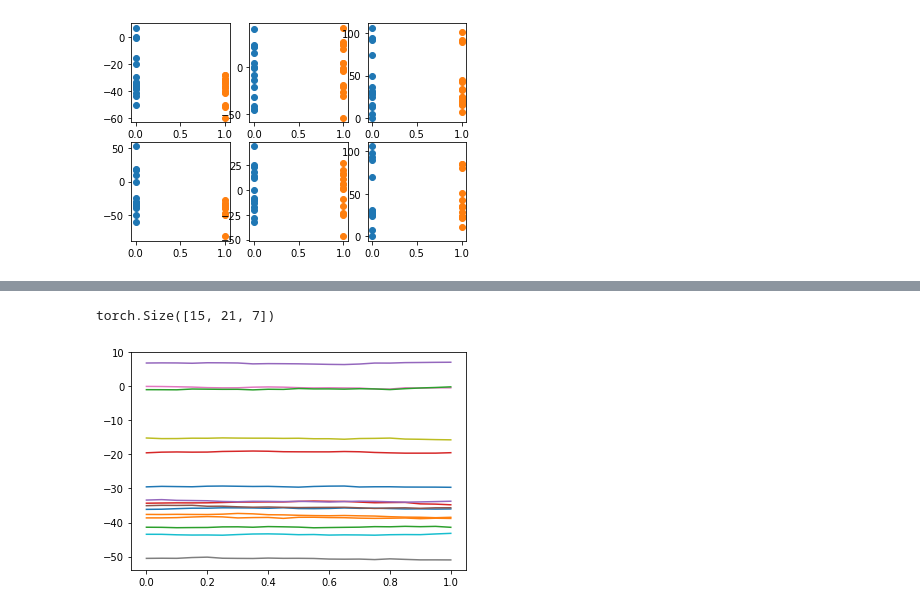
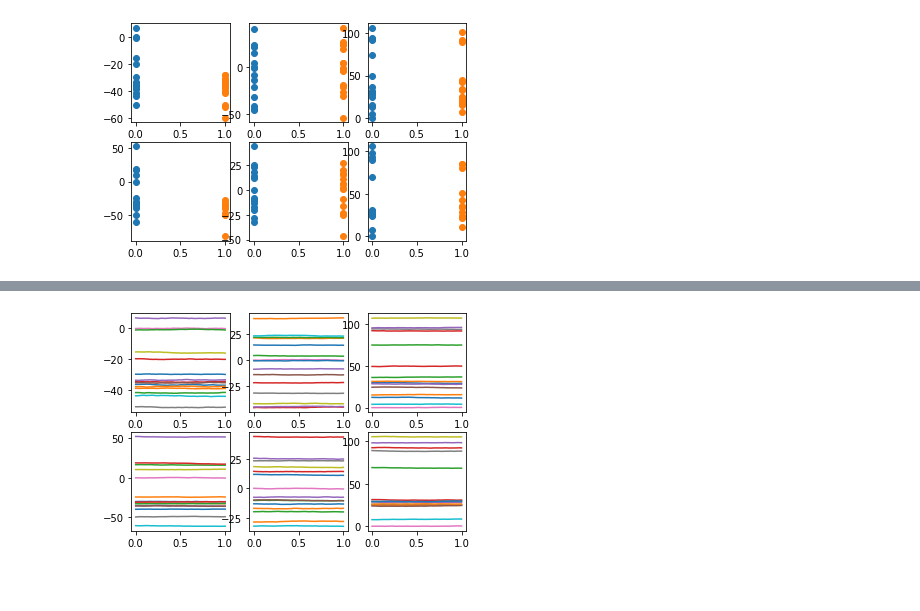
Before and after one commit to franciscovargas/GP_Sinkhorn, a Jupyter notebook: notebooks/motion_data.ipynb, the cells around one changed output, grey strips where cells are left out. Saved outputs shown, nothing was run; the diff lists cells and outputs as text; code cells hidden in the pictures; blank space fills up the shorter version.

Commit message:
Add option to pass prior data Xts + notebook on motion data

```diff
--- a/notebooks/motion_data.ipynb
+++ b/notebooks/motion_data.ipynb
@@ -31,27 +31,19 @@ plt.show()
 # %% [output]
 [figure]
 # %%
-dt = 0.05
+dt = 0.02
 N = int(math.ceil(1.0/dt))
+
+
+# subsample the trajectory so they all have the same shape and we can use them as prior for MLEDrift
+prior_Xts = torch.tensor([i[::int(i.shape[0]/N),:][:(N+1),:] for i in d])
+
+
 prior_drift = None
 
 result = MLE_IPFP(
     X_0,X_1,N=N,sigma=0.5,
-    prior_drift=prior_drift,
-    prior_X_0=None, iteration=5, refinement_iterations=0,
+    prior_drift=prior_drift,prior_Xts=prior_Xts,
+    prior_X_0=None, iteration=10, refinement_iterations=0,
     decay_sigma=1, gp_mean_prior_flag=True
 )
-# %%
-
-M = result[-1][1]
-M2 = result[-1][3]
-fig, (ax1, ax2) =  plt.subplots(1, 1,figsize=(14,6))
-camera = Camera(fig)
-M = result[-1][1]
-M2 = result[-1][3]
-for i in range(N):
-    fig.scatter()
-
-    camera.snap()
-animation = camera.animate()
-HTML(animation.to_html5_video())
@@ -61,9 +50,8 @@ NameError: name 'feature_x' is not defined
-# %%
-M.shape
-# %% [output]
-torch.Size([15, 21, 7])
 # %%
-for i in range(M.shape[0]):
-    plt.plot(M[i,:,-1],M[i,:,0])
+M = result[-1][1]
+for n in range(6):
+    plt.subplot(2,3,n+1)
+    for i in range(M.shape[0]):
+        plt.plot(M[i,:,-1],M[i,:,n])
 # %% [output]
-[figure, old version]
+[figure, new version]
```
Also changed, not shown: parts of 1 cell of this notebook, 1 other file.
